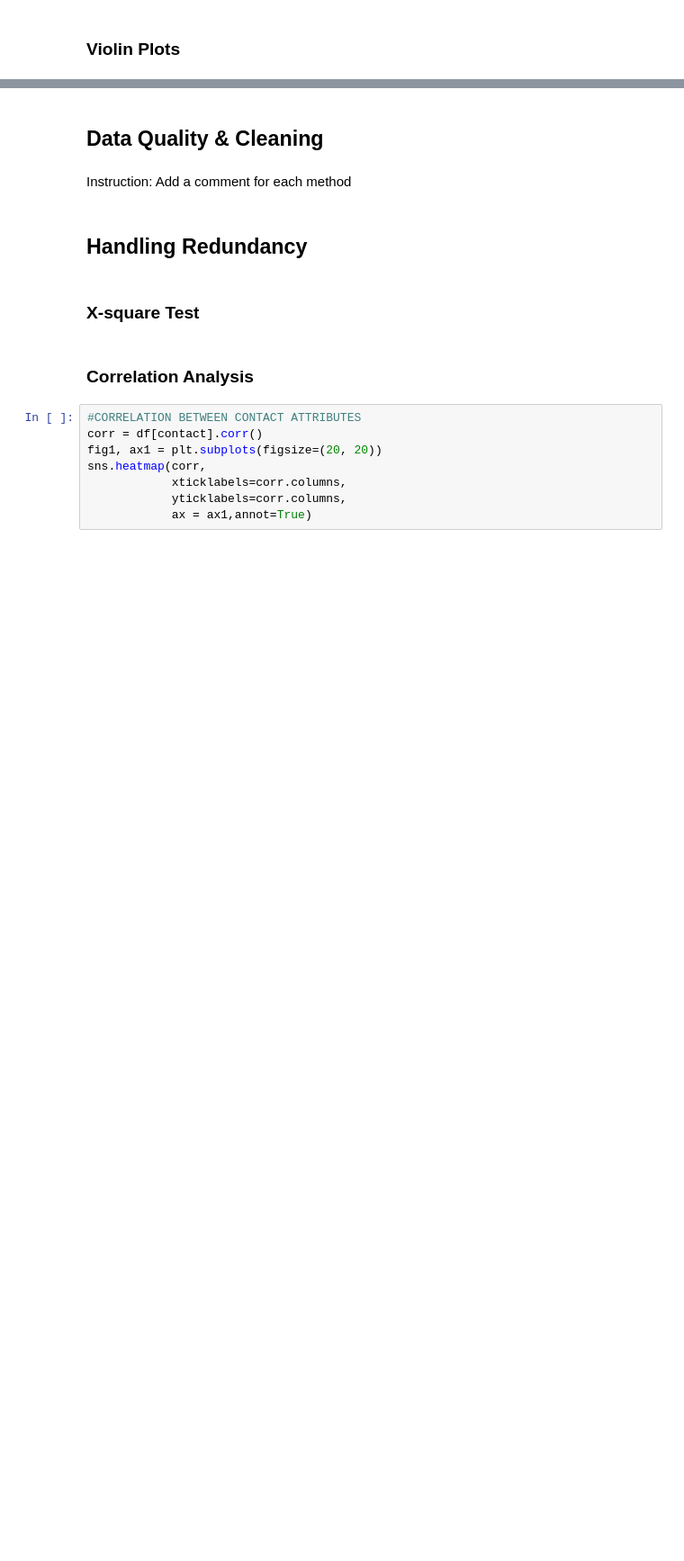
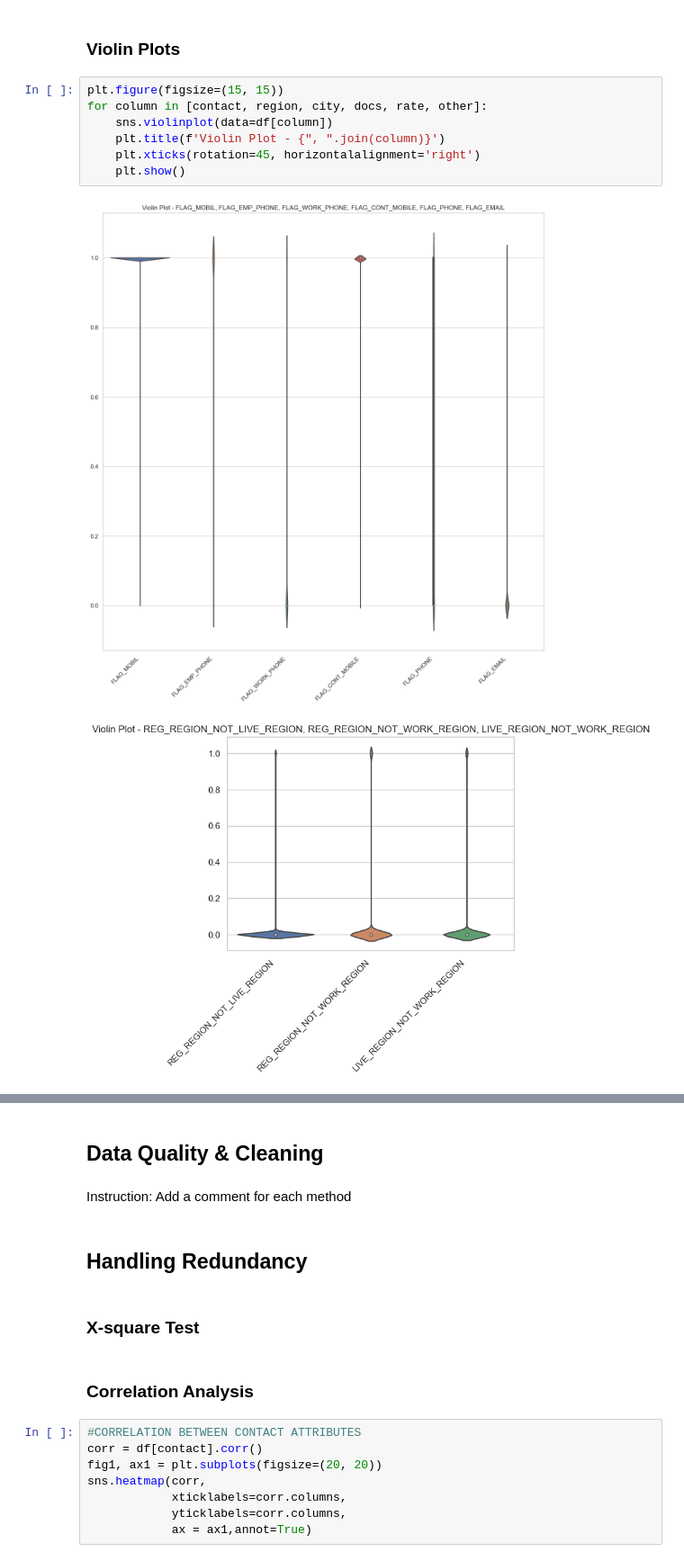
Before and after one commit to Marquinoli/Credit-Card-Fraud-Detection, a Jupyter notebook: project_cluster.ipynb, the cells around one changed output, grey strips where cells are left out. Shown at 90% size. Cells and saved outputs as stored; diff of their text form; blank space fills up the shorter version.

```diff
--- a/project_cluster.ipynb
+++ b/project_cluster.ipynb
@@ -202,2 +234,12 @@ other = ['TARGET', 'CNT_CHILDREN', 'DAYS_BIRTH', 'DAYS_EMPLOYED','DAYS_ID_PUBLIS
 # %% [markdown]
 ### Violin Plots
+# %%
+plt.figure(figsize=(15, 15))
+for column in [contact, region, city, docs, rate, other]:
+    sns.violinplot(data=df[column])
+    plt.title(f'Violin Plot - {", ".join(column)}')
+    plt.xticks(rotation=45, horizontalalignment='right')
+    plt.show()
+# %% [output]
+[figure, added]
+[figure, added]
```
Also changed, not shown: parts of 3 cells of this notebook.
